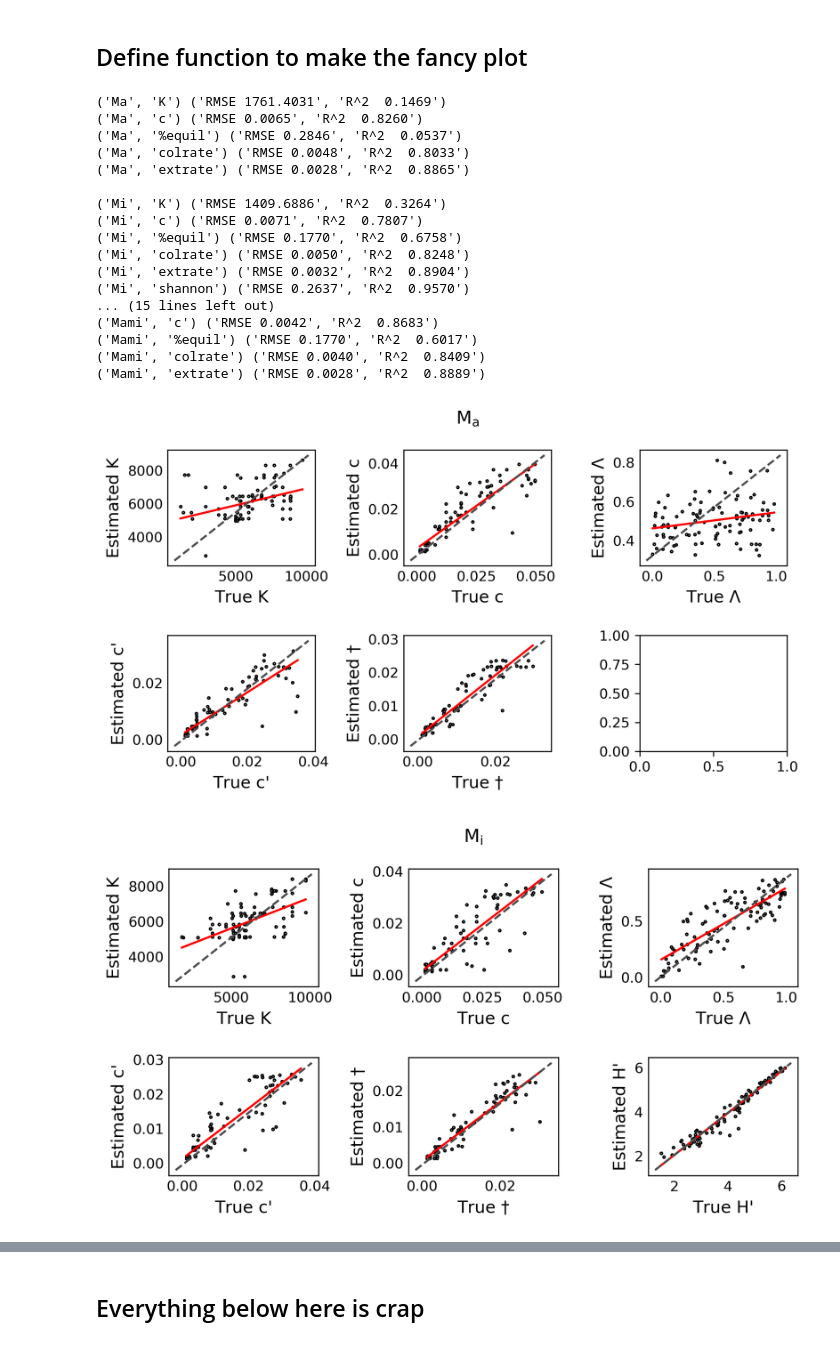
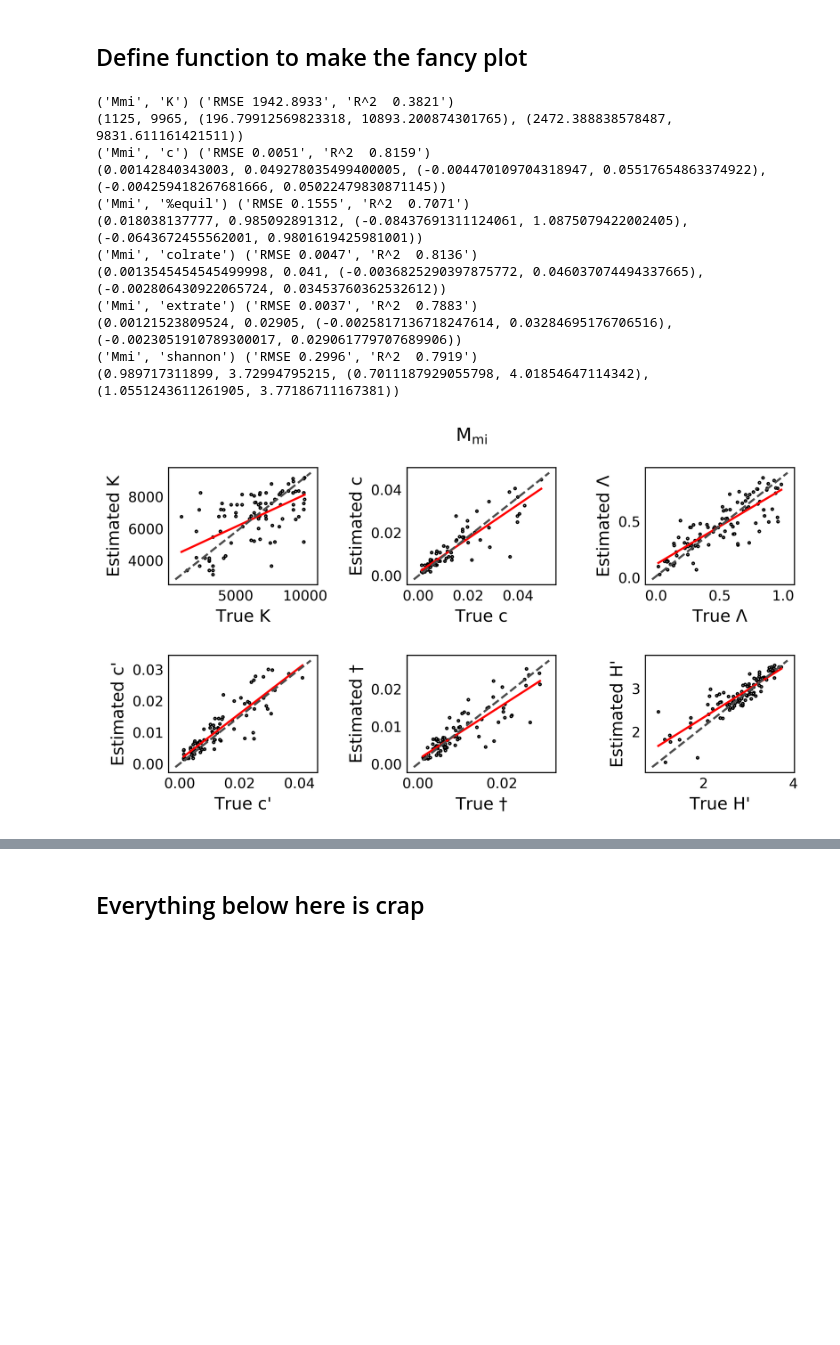
Before and after one commit to isaacovercast/gimmeSAD, a Jupyter notebook: ipython-notebooks/ABC-CV-ParameterEstimation-parallel.ipynb, the cells around one changed output, grey strips where cells are left out. Drawn from its saved outputs; the diff is of its cells as text; code cells hidden in the pictures; blank space fills up the shorter version.

Commit message:
Fixed figure outputs

````diff
--- a/ipython-notebooks/ABC-CV-ParameterEstimation-parallel.ipynb
+++ b/ipython-notebooks/ABC-CV-ParameterEstimation-parallel.ipynb
@@ -15,13 +15,12 @@ print(cv.res.reg)
 ```
 # %%
 %matplotlib inline
-%load_ext rpy2.ipython
+%reload_ext rpy2.ipython
 
 import os
 GIMME_DIR = "/home/isaac/gimmeSAD/"
 os.chdir(GIMME_DIR)
 
-import gimmeSAD
 import numpy as np
 import pandas as pd
 import matplotlib.pyplot as plt
@@ -40,10 +39,10 @@ from sklearn.metrics import mean_squared_error
 from math import sqrt
 from scipy.stats import linregress
 
-GIMME_DIR = "/home/isaac/gimmeSAD/"
+GIMME_DIR = "/home/isaac/gimmeSAD/oldsims/"
 os.chdir(GIMME_DIR)
 ONED_DIR = GIMME_DIR + "1d_sims/"
-TWOD_DIR = GIMME_DIR + "2d_sims/"
+TWOD_DIR = GIMME_DIR + "sims_badshan/2d_sims/"
 
 ## Set up the link to ipcluster and create a loadbalanced view
 ## Need to run this externally, and wait for a little bit.
@@ -80,7 +77,7 @@ def call_abc(REF_TABLE, model, param, model_args, NCV=10):
     ## Return the prior as a huge df
     PRIOR = pd.read_csv(REF_TABLE, sep="\t")
 
-    cvresults = abc.cv4abc(PRIOR[param], PRIOR[model_args[model]], nval=NCV, tols=robjects.r["c"](0.01), method="rejection")
+    cvresults = abc.cv4abc(PRIOR[param], PRIOR[model_args[model]], nval=NCV, tols=robjects.r["c"](0.001), method="rejection")
     ## results_dict[model][param] = cvresults
     return cvresults
 # %% [markdown]
@@ -166,6 +163,6 @@ def gather_simouts(SIMOUT_DIR, oneper=True, regularize=False, subset=False):
 
 ONED_PRIOR_INTS = gather_simouts(ONED_DIR, oneper=False, regularize=False, subset=False)
 TWOD_PRIOR_INTS = gather_simouts(TWOD_DIR, oneper=False, regularize=False, subset=False)
-ONED_PRIOR_NORMED = gather_simouts(ONED_DIR, oneper=False, regularize=True, subset=False)
-TWOD_PRIOR_NORMED = gather_simouts(TWOD_DIR, oneper=False, regularize=True, subset=False)
+#ONED_PRIOR_NORMED = gather_simouts(ONED_DIR, oneper=False, regularize=True, subset=False)
+#TWOD_PRIOR_NORMED = gather_simouts(TWOD_DIR, oneper=False, regularize=True, subset=False)
 # %% [output]
@@ -383,7 +364,7 @@ matplotlib.rc('text', usetex = False)
 
 
 def plot_cv(model, cv_dict):
-    f, axarr = plt.subplots(2, 3, figsize=(8,4), dpi=300)
+    f, axarr = plt.subplots(2, 3, figsize=(8,4), dpi=600)
     axarr = [a for b in axarr for a in b]
 
     for param, ax in zip(params, axarr):
@@ -423,8 +404,12 @@ def plot_cv(model, cv_dict):
 
         ## Plot the identity line
         ax.plot(ax.get_xlim(), ax.get_ylim(), ls="--", c=".3")
-        plt.gca().set_facecolor('white')
+        #plt.gca().set_facecolor('white')
         ax.grid(False)
+
+        print(xmin, xlim, ax.get_xlim(), ax.get_ylim())
+        #ax.set_xlim([xmin, xlim])
+        #ax.set_ylim([xmin, xlim])
 
         ## Add RMSE and R^2 to plots
         #ax.text(0.2, 0.9, RMSE, ha='center', va='center', transform=ax.transAxes, color='r', size=8)
@@ -441,29 +426,23 @@ def plot_cv(model, cv_dict):
 # %%
 ## Useful matplotlib style gallery
 ## https://tonysyu.github.io/raw_content/matplotlib-style-gallery/gallery.html
 ## https://matplotlib.org/examples/style_sheets/style_sheets_reference.html
 import matplotlib.style as style
-for model in models:
-#for model in ["Ma"]:
+#for model in models:
+for model in ["Mmi"]:
     plot_cv(model, cv_dict)
     print("")
 # %% [output]
-('Ma', 'K') ('RMSE 1761.4031', 'R^2  0.1469')
-('Ma', 'c') ('RMSE 0.0065', 'R^2  0.8260')
-('Ma', '%equil') ('RMSE 0.2846', 'R^2  0.0537')
-('Ma', 'colrate') ('RMSE 0.0048', 'R^2  0.8033')
-('Ma', 'extrate') ('RMSE 0.0028', 'R^2  0.8865')
-
-('Mi', 'K') ('RMSE 1409.6886', 'R^2  0.3264')
-('Mi', 'c') ('RMSE 0.0071', 'R^2  0.7807')
-('Mi', '%equil') ('RMSE 0.1770', 'R^2  0.6758')
-('Mi', 'colrate') ('RMSE 0.0050', 'R^2  0.8248')
-('Mi', 'extrate') ('RMSE 0.0032', 'R^2  0.8904')
-('Mi', 'shannon') ('RMSE 0.2637', 'R^2  0.9570')
-... (15 lines left out)
-('Mami', 'c') ('RMSE 0.0042', 'R^2  0.8683')
-('Mami', '%equil') ('RMSE 0.1770', 'R^2  0.6017')
-('Mami', 'colrate') ('RMSE 0.0040', 'R^2  0.8409')
-('Mami', 'extrate') ('RMSE 0.0028', 'R^2  0.8889')
+('Mmi', 'K') ('RMSE 1942.8933', 'R^2  0.3821')
+(1125, 9965, (196.79912569823318, 10893.200874301765), (2472.388838578487, 9831.611161421511))
+('Mmi', 'c') ('RMSE 0.0051', 'R^2  0.8159')
+(0.00142840343003, 0.049278035499400005, (-0.004470109704318947, 0.05517654863374922), (-0.004259418267681666, 0.05022479830871145))
+('Mmi', '%equil') ('RMSE 0.1555', 'R^2  0.7071')
+(0.018038137777, 0.985092891312, (-0.08437691311124061, 1.0875079422002405), (-0.0643672455562001, 0.9801619425981001))
+('Mmi', 'colrate') ('RMSE 0.0047', 'R^2  0.8136')
+(0.0013545454545499998, 0.041, (-0.0036825290397875772, 0.046037074494337665), (-0.002806430922065724, 0.03453760362532612))
+('Mmi', 'extrate') ('RMSE 0.0037', 'R^2  0.7883')
+(0.00121523809524, 0.02905, (-0.0025817136718247614, 0.03284695176706516), (-0.0023051910789300017, 0.029061779707689906))
+('Mmi', 'shannon') ('RMSE 0.2996', 'R^2  0.7919')
+(0.989717311899, 3.72994795215, (0.7011187929055798, 4.01854647114342), (1.0551243611261905, 3.77186711167381))
-[figure, old version]
+[figure, new version]
-[figure, removed]
````
Also changed, not shown: parts of 8 cells of this notebook, 1 other file.
